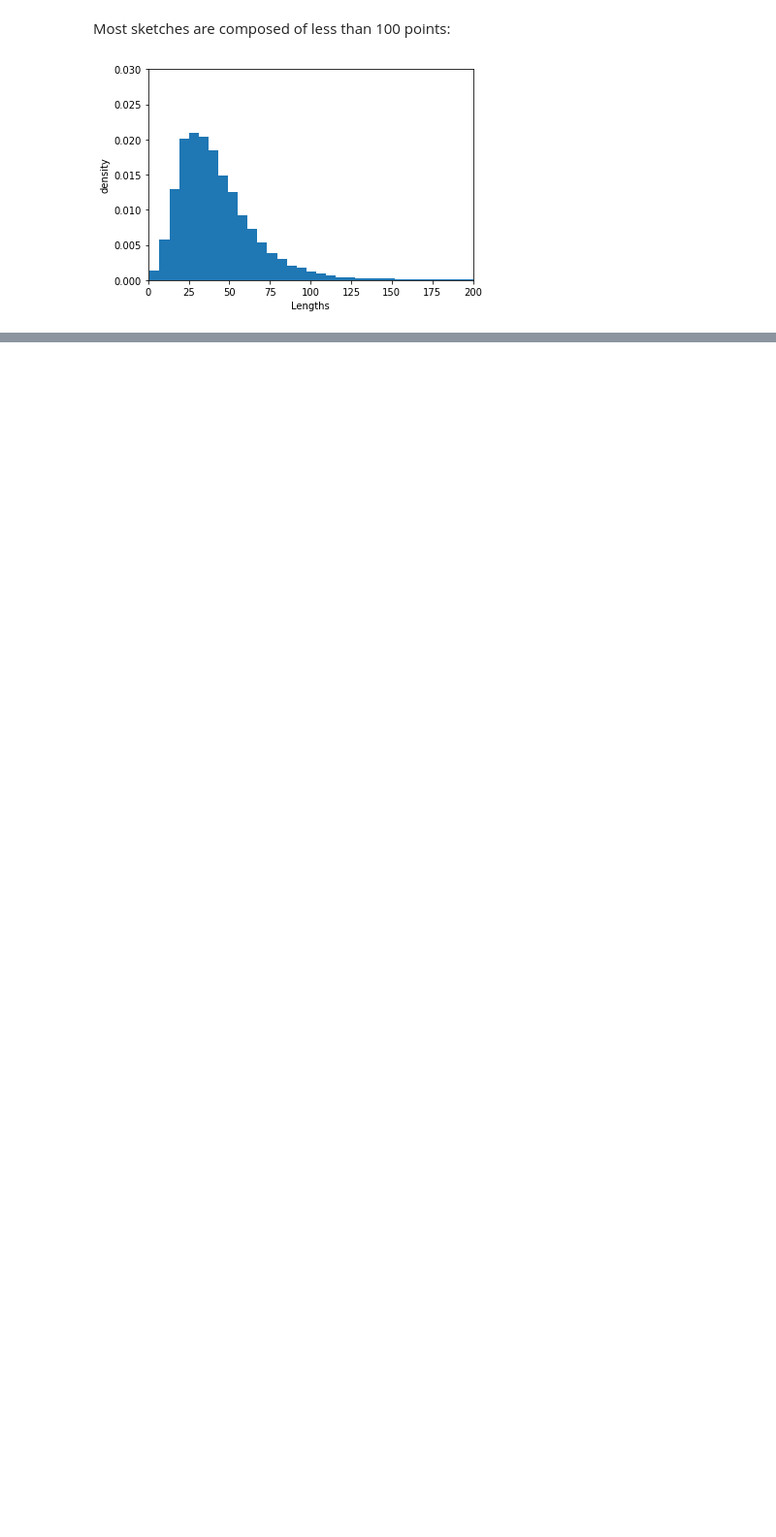
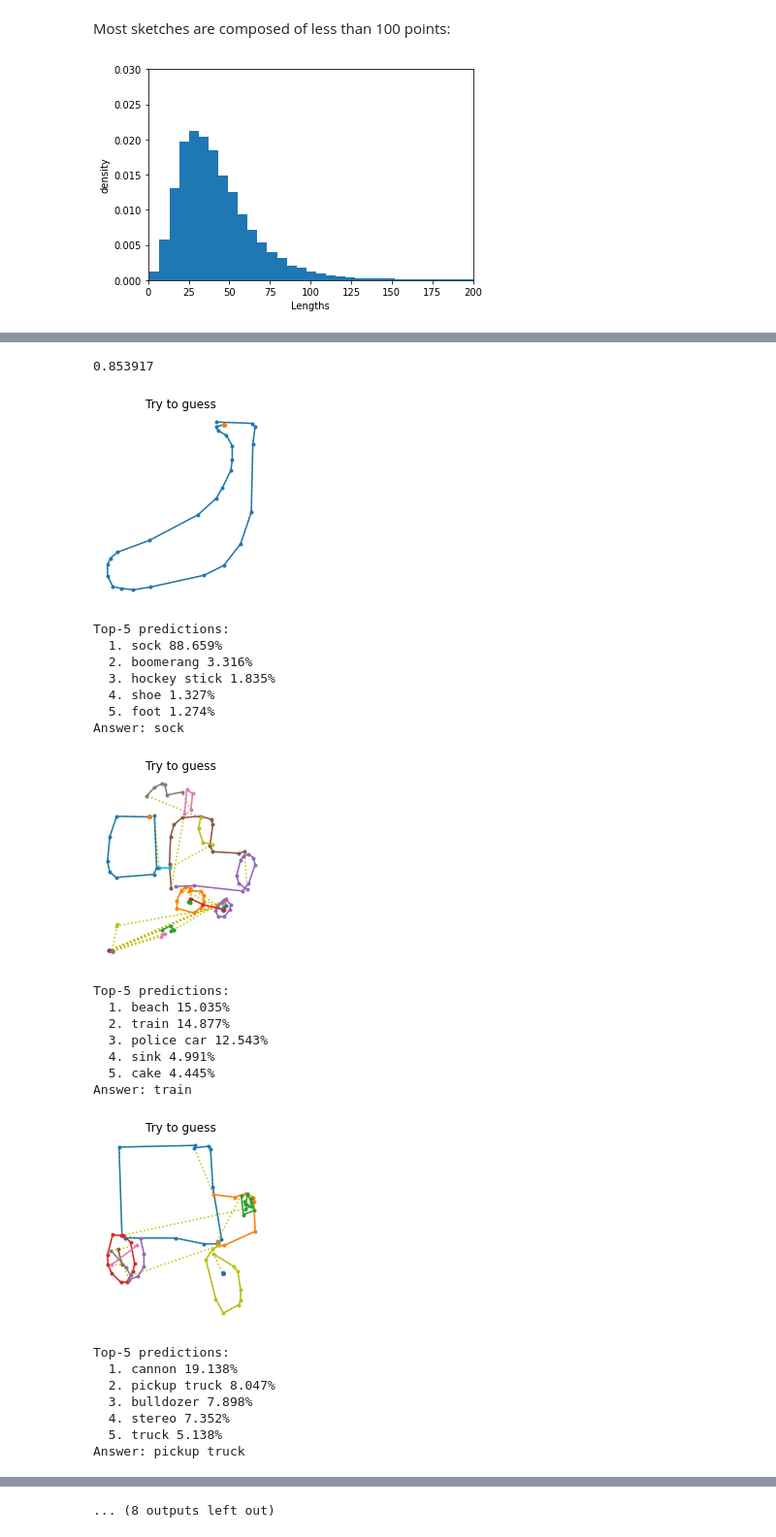
Before and after one commit to Shrey-Viradiya/ML_DL, a Jupyter notebook: Classification_Model_for_SketchRNN.ipynb, the cells around one changed output, grey strips where cells are left out. Shown at 97% size. Drawn from its saved outputs; the diff is of its cells as text; code cells hidden in the pictures; blank space fills up the shorter version.

Commit message:
SketchRNN complete

```diff
--- a/Classification_Model_for_SketchRNN.ipynb
+++ b/Classification_Model_for_SketchRNN.ipynb
@@ -213,5 +197,5 @@ model = keras.models.Sequential([
 # %%
 model.compile(loss = 'sparse_categorical_crossentropy', optimizer='nadam',
              metrics = ['accuracy','sparse_top_k_categorical_accuracy'])
-history = model.fit(cropped_train_set, epochs = 2, validation_data=cropped_valid_set)
+history = model.fit(cropped_train_set, epochs = 4, validation_data=cropped_valid_set)
 # %% [output]
@@ -222,0 +214,43 @@ Function call stack:
+# %%
+np.mean(keras.metrics.sparse_top_k_categorical_accuracy(y_test[... , np.newaxis], y_probas))
+# %% [output]
+0.853917
+# %%
+n_new = 10
+Y_probas = model.predict(sketches)
+top_k = tf.nn.top_k(Y_probas, k=5)
+for index in range(n_new):
+    plt.figure(figsize=(3, 3.5))
+    draw_sketch(sketches[index])
+    plt.show()
+    print("Top-5 predictions:".format(index + 1))
+    for k in range(5):
+        class_name = class_names[top_k.indices[index, k]]
+        proba = 100 * top_k.values[index, k]
+        print("  {}. {} {:.3f}%".format(k + 1, class_name, proba))
+    print("Answer: {}".format(class_names[labels[index].numpy()]))
+# %% [output]
+[figure, added]
+Top-5 predictions:
+  1. sock 88.659%
+  2. boomerang 3.316%
+  3. hockey stick 1.835%
+  4. shoe 1.327%
+  5. foot 1.274%
+Answer: sock
+[figure, added]
+Top-5 predictions:
+  1. beach 15.035%
+  2. train 14.877%
+  3. police car 12.543%
+  4. sink 4.991%
+  5. cake 4.445%
+Answer: train
+[figure, added]
+Top-5 predictions:
+  1. cannon 19.138%
+  2. pickup truck 8.047%
+  3. bulldozer 7.898%
+  4. stereo 7.352%
+  5. truck 5.138%
+Answer: pickup truck
@@ -222,0 +281 @@ Function call stack:
+... (8 outputs left out)
```
Also changed, not shown: parts of 9 cells of this notebook, 3 other files.
